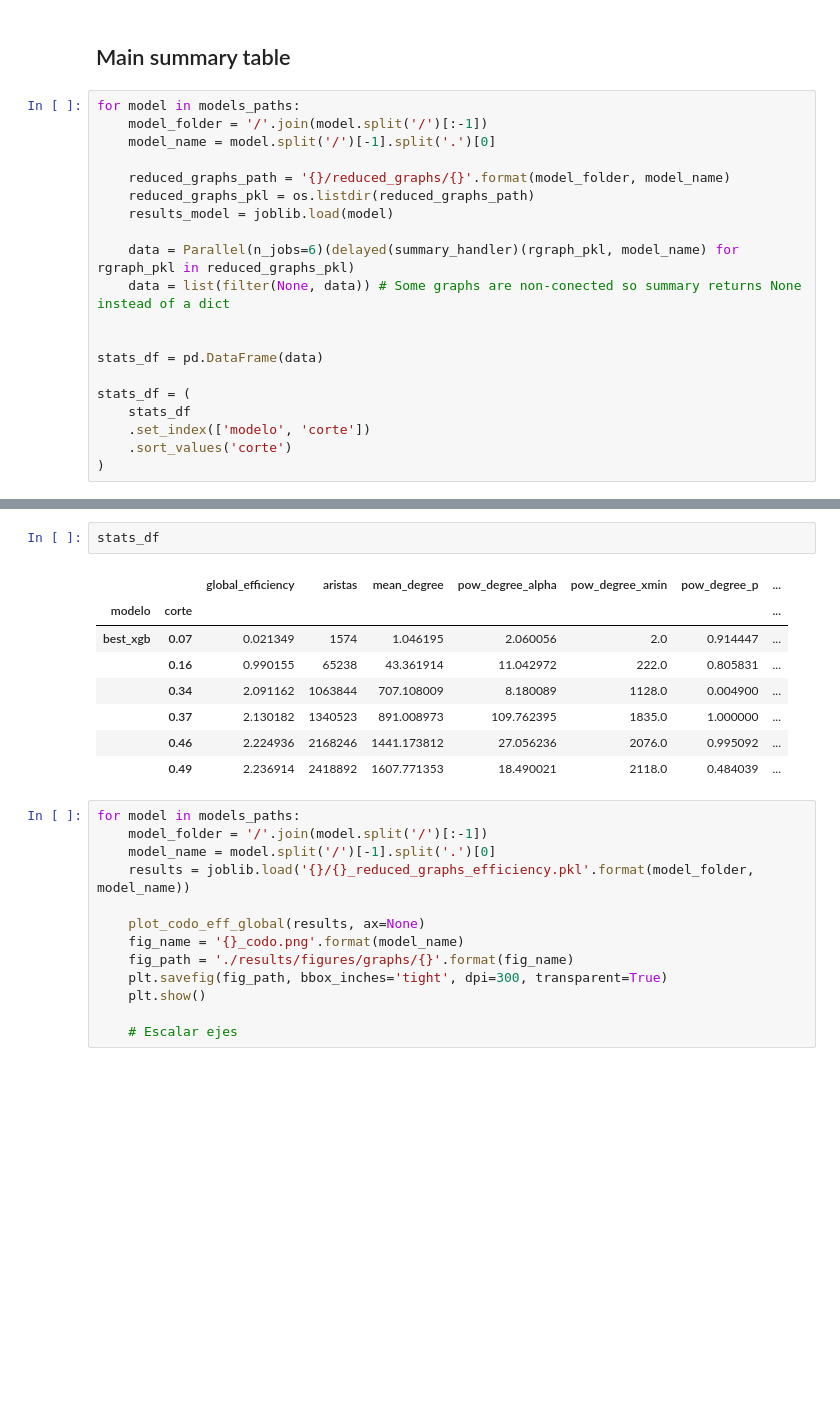
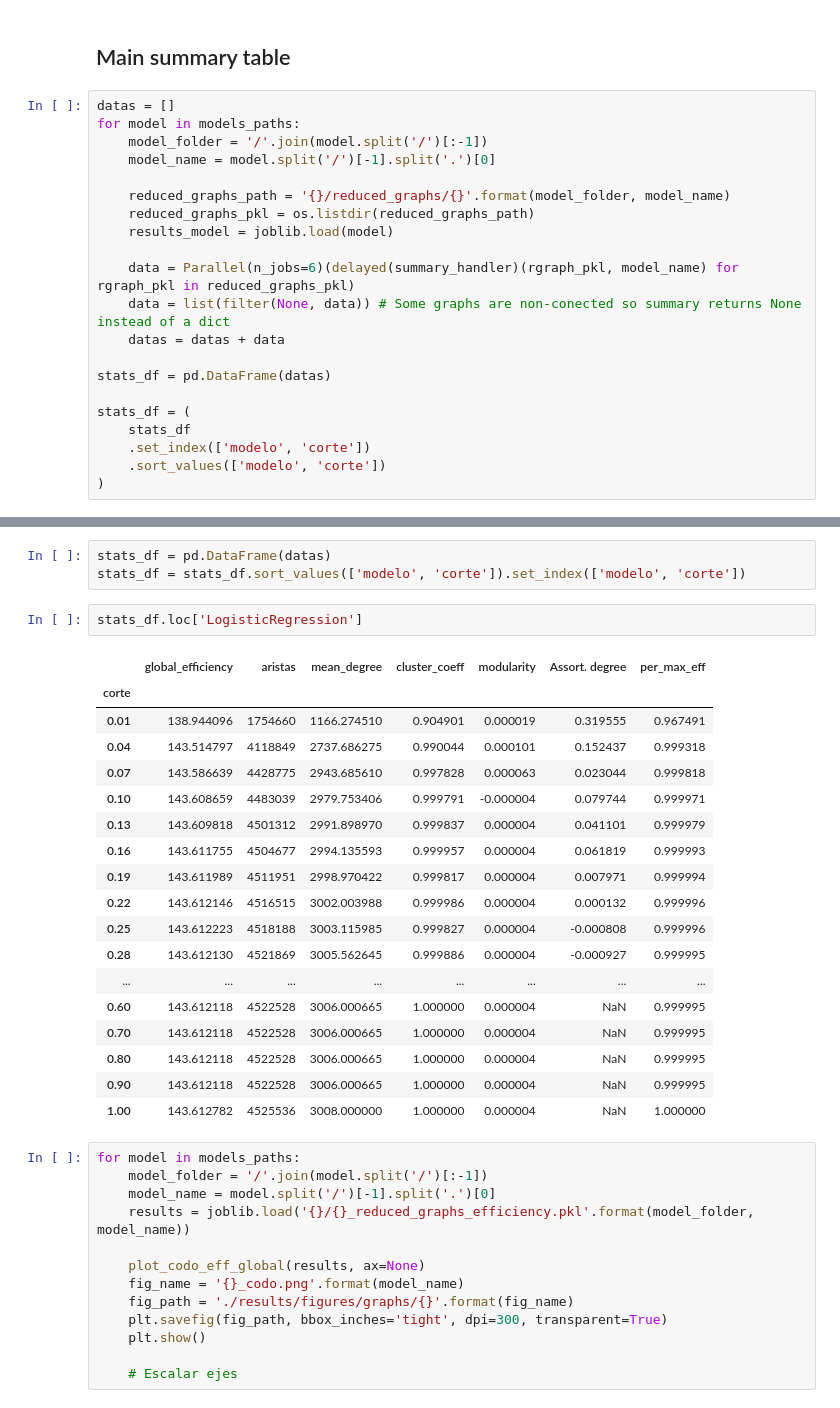
Before and after one commit to AzaelCC/Credit-Risk-Explainable-ML, a Jupyter notebook: src/GraphAnalysis_jobs/SummaryTable.ipynb, the cells around one changed output, grey strips where cells are left out. Cells and saved outputs as stored; diff of their text form; blank space fills up the shorter version.

```diff
--- a/src/GraphAnalysis_jobs/SummaryTable.ipynb
+++ b/src/GraphAnalysis_jobs/SummaryTable.ipynb
@@ -169,6 +172,7 @@ models_paths = ['./results/XGBoost/GridSearchCV_22-03-22_03-27-03/models/best/be
 # %% [markdown]
 ## Main summary table
 # %%
+datas = []
 for model in models_paths:
     model_folder = '/'.join(model.split('/')[:-1])
     model_name = model.split('/')[-1].split('.')[0]
@@ -179,12 +183,12 @@ for model in models_paths:
 
     data = Parallel(n_jobs=6)(delayed(summary_handler)(rgraph_pkl, model_name) for rgraph_pkl in reduced_graphs_pkl)
     data = list(filter(None, data)) # Some graphs are non-conected so summary returns None instead of a dict
+    datas = datas + data
 
-
-stats_df = pd.DataFrame(data)
+stats_df = pd.DataFrame(datas)
 
 stats_df = (
     stats_df
     .set_index(['modelo', 'corte'])
-    .sort_values('corte')
+    .sort_values(['modelo', 'corte'])
 )
@@ -191,14 +214,27 @@ stats_df = (
 # %%
-stats_df
+stats_df = pd.DataFrame(datas)
+stats_df = stats_df.sort_values(['modelo', 'corte']).set_index(['modelo', 'corte'])
-# %% [output]
-|  |  | global_efficiency | aristas | mean_degree | pow_degree_alpha | pow_degree_xmin | pow_degree_p | ... |
-| modelo | corte |  |  |  |  |  |  | ... |
-| best_xgb | 0.07 | 0.021349 | 1574 | 1.046195 | 2.060056 | 2.0 | 0.914447 | ... |
-|  | 0.16 | 0.990155 | 65238 | 43.361914 | 11.042972 | 222.0 | 0.805831 | ... |
-|  | 0.34 | 2.091162 | 1063844 | 707.108009 | 8.180089 | 1128.0 | 0.004900 | ... |
-|  | 0.37 | 2.130182 | 1340523 | 891.008973 | 109.762395 | 1835.0 | 1.000000 | ... |
-|  | 0.46 | 2.224936 | 2168246 | 1441.173812 | 27.056236 | 2076.0 | 0.995092 | ... |
-|  | 0.49 | 2.236914 | 2418892 | 1607.771353 | 18.490021 | 2118.0 | 0.484039 | ... |
+# %%
+stats_df.loc['LogisticRegression']
+# %% [output]
+|  | global_efficiency | aristas | mean_degree | cluster_coeff | modularity | Assort. degree | per_max_eff |
+| corte |  |  |  |  |  |  |  |
+| 0.01 | 138.944096 | 1754660 | 1166.274510 | 0.904901 | 0.000019 | 0.319555 | 0.967491 |
+| 0.04 | 143.514797 | 4118849 | 2737.686275 | 0.990044 | 0.000101 | 0.152437 | 0.999318 |
+| 0.07 | 143.586639 | 4428775 | 2943.685610 | 0.997828 | 0.000063 | 0.023044 | 0.999818 |
+| 0.10 | 143.608659 | 4483039 | 2979.753406 | 0.999791 | -0.000004 | 0.079744 | 0.999971 |
+| 0.13 | 143.609818 | 4501312 | 2991.898970 | 0.999837 | 0.000004 | 0.041101 | 0.999979 |
+| 0.16 | 143.611755 | 4504677 | 2994.135593 | 0.999957 | 0.000004 | 0.061819 | 0.999993 |
+| 0.19 | 143.611989 | 4511951 | 2998.970422 | 0.999817 | 0.000004 | 0.007971 | 0.999994 |
+| 0.22 | 143.612146 | 4516515 | 3002.003988 | 0.999986 | 0.000004 | 0.000132 | 0.999996 |
+| 0.25 | 143.612223 | 4518188 | 3003.115985 | 0.999827 | 0.000004 | -0.000808 | 0.999996 |
+| 0.28 | 143.612130 | 4521869 | 3005.562645 | 0.999886 | 0.000004 | -0.000927 | 0.999995 |
+| ... | ... | ... | ... | ... | ... | ... | ... |
+| 0.60 | 143.612118 | 4522528 | 3006.000665 | 1.000000 | 0.000004 | NaN | 0.999995 |
+| 0.70 | 143.612118 | 4522528 | 3006.000665 | 1.000000 | 0.000004 | NaN | 0.999995 |
+| 0.80 | 143.612118 | 4522528 | 3006.000665 | 1.000000 | 0.000004 | NaN | 0.999995 |
+| 0.90 | 143.612118 | 4522528 | 3006.000665 | 1.000000 | 0.000004 | NaN | 0.999995 |
+| 1.00 | 143.612782 | 4525536 | 3008.000000 | 1.000000 | 0.000004 | NaN | 1.000000 |
 # %%
 for model in models_paths:
     model_folder = '/'.join(model.split('/')[:-1])
```
Also changed, not shown: parts of 3 cells of this notebook.
